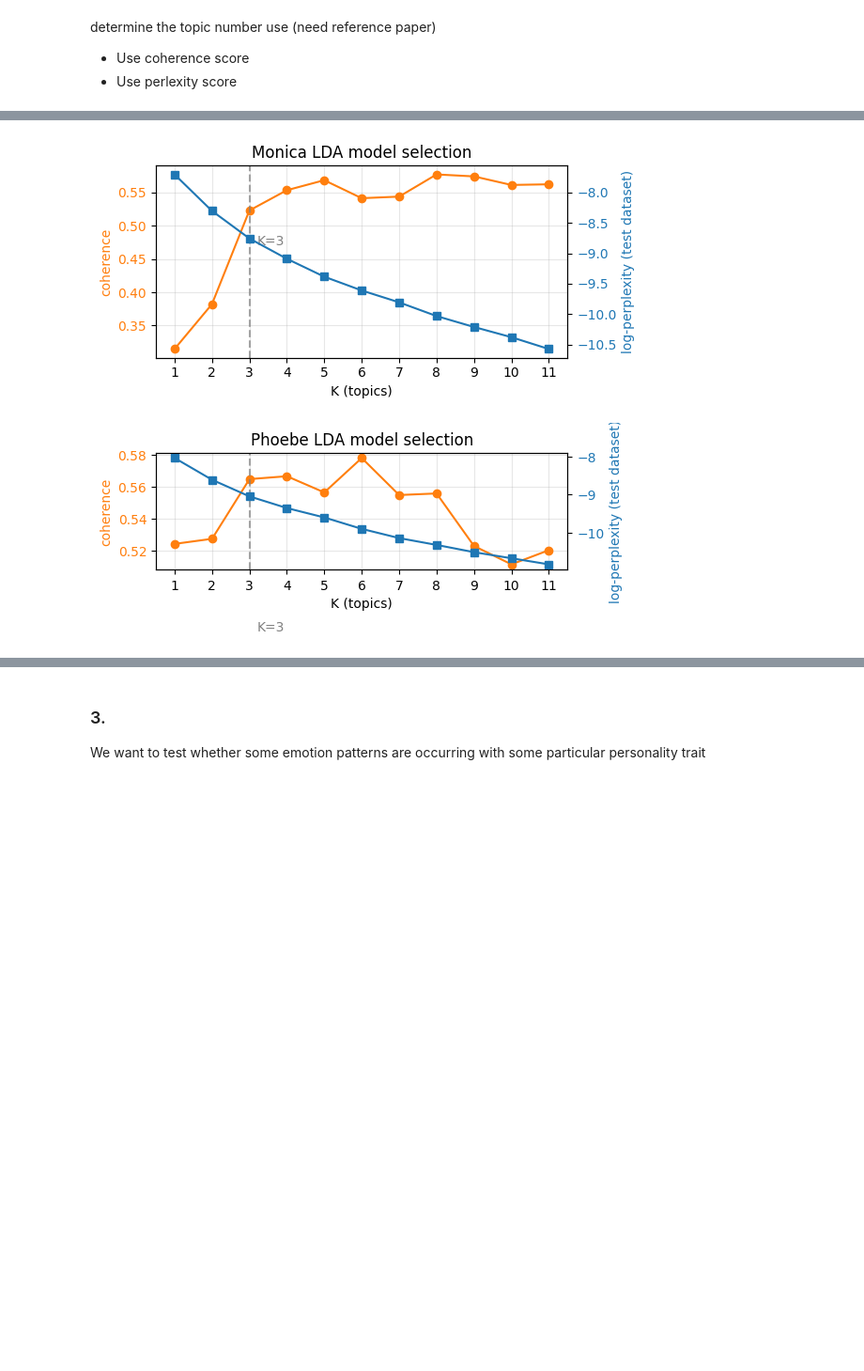
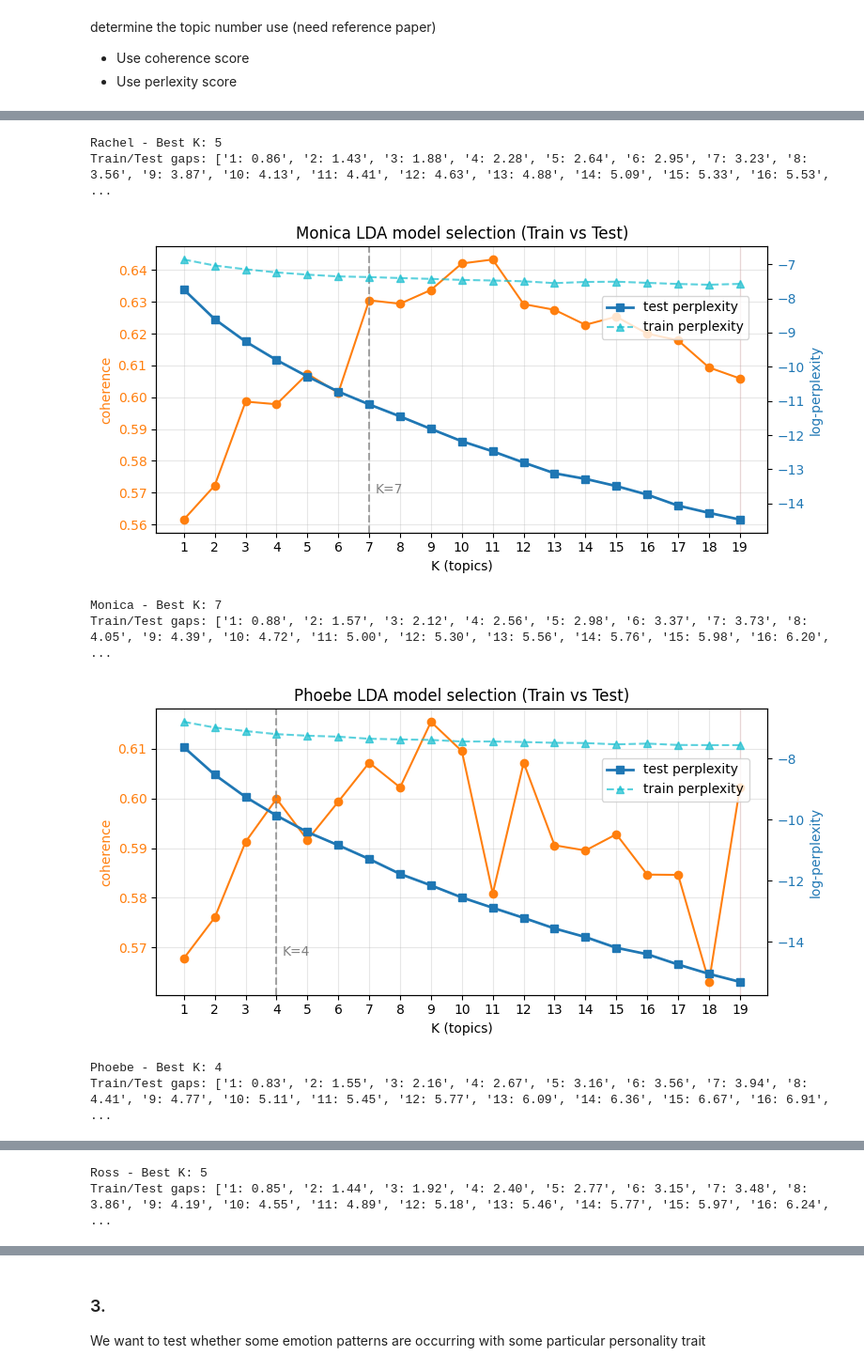
Before and after one commit to Xiru1024/NLP_Personality-Analysis, a Jupyter notebook: main.ipynb, the cells around one changed output, grey strips where cells are left out. Shown at 94% size. Saved outputs shown, nothing was run; the diff lists cells and outputs as text; code cells hidden in the pictures; blank space fills up the shorter version.

Commit message:
1. re-generate utterance file after fixing duplicate utterance issue 2. optimize topic modeling 3. finnish section 4

```diff
--- a/main.ipynb
+++ b/main.ipynb
@@ -352,17 +358,27 @@ def train_model_with_different_topic_numbers(speaker_name, texts, k_range):
     split = int(0.8 * len(corpus))
     train_corpus, test_corpus = corpus[:split], corpus[split:]
     train_texts,  test_texts  = texts[:split],  texts[split:]
-    c_scores, p_scores = [], []
+
+    c_scores, p_scores_test, p_scores_train = [], [], []
+
     for k in k_range:
         lda = models.LdaModel(train_corpus, id2word=dictionary, num_topics=k,
                     passes=10, random_state=42)
+
+        # Coherence (using training data)
         cm = models.CoherenceModel(model=lda, corpus=train_corpus, texts=train_texts,
                             coherence='c_v')
         c_scores.append((k, cm.get_coherence()))
-        p_scores.append((k, lda.log_perplexity(test_corpus)))
-    return c_scores, p_scores
+
+        # Perplexity on TEST data (for evaluation)
+        p_scores_test.append((k, lda.log_perplexity(test_corpus)))
+
+        # Perplexity on TRAIN data (to check overfitting)
+        p_scores_train.append((k, lda.log_perplexity(train_corpus)))
+
+    return c_scores, p_scores_test, p_scores_train
 # %%
-k_range = range(1, 12)
+k_range = range(1, 20)
 user_scores = {}
 for speaker_name in distinct_speakers1:
     user_scores[speaker_name] = train_model_with_different_topic_numbers(
@@ -380,16 +400,22 @@ def norm(x, high_good=True):
 best_ks = {}
 
 for speaker_name in distinct_speakers1:
-    c_scores, p_scores = user_scores[speaker_name]
-    K, coh, perp = map(np.array, zip(*[(k, c, p) for (k, c), (_, p) in zip(c_scores, p_scores)]))
+    c_scores, p_scores_test, p_scores_train = user_scores[speaker_name]
+    K, coh, perp_test = map(np.array, zip(*[(k, c, p) for (k, c), (_, p) in zip(c_scores, p_scores_test)]))
+    _, perp_train = zip(*p_scores_train)  # Extract training perplexity
+
     # search reference for this line (how to find best k, why normalize)
-    best_k = int(K[(norm(coh) - norm(perp, high_good=False)).argmax()])
+    alpha = 0.3  # weight for perplexity
+    beta = 0.7   # weight for coherence (higher, since we want interpretable topics)
+    score = alpha * norm(perp_test, high_good=False) + beta * norm(coh)
+    best_k = int(K[(norm(coh) - norm(perp_test, high_good=False)).argmax()])
     best_ks[speaker_name] = best_k
 
     topic_number, coherence_score = zip(*c_scores)
-    topic_number_2, perplexity_score = zip(*p_scores)
+    topic_number_2, perplexity_score_test = zip(*p_scores_test)
+    _, perplexity_score_train = zip(*p_scores_train)
 
-    fig, ax1 = plt.subplots(figsize=(6,3))
+    fig, ax1 = plt.subplots(figsize=(8, 4))  # Made wider for better visibility
 
     # --- coherence axis (left) ---
     ax1.set_xticks(topic_number)
@@ -401,15 +427,37 @@ for speaker_name in distinct_speakers1:
 
     # --- perplexity axis (right) ---
     ax2 = ax1.twinx()
-    ax2.plot(topic_number_2, perplexity_score, 's-', color='tab:blue', label='log-perplexity')
-    ax2.set_ylabel('log-perplexity (test dataset)', color='tab:blue')
+    # Plot BOTH training and test perplexity
+    ax2.plot(topic_number_2, perplexity_score_test, 's-', color='tab:blue',
+             label='test perplexity', linewidth=2)
+    ax2.plot(topic_number_2, perplexity_score_train, '^--', color='tab:cyan',
+             label='train perplexity', linewidth=1.5, alpha=0.7)
+    ax2.set_ylabel('log-perplexity', color='tab:blue')
     ax2.tick_params(axis='y', labelcolor='tab:blue')
 
     # --- annotate best K ---
     ax1.axvline(best_k, color='grey', ls='--', alpha=.7)
-    ax1.text(best_k+.2, 0.47, f'K={best_k}', color='grey')
 
-    plt.title(f'{speaker_name} LDA model selection')
+    # Adjust text position to avoid overlap
+    y_pos = min(coherence_score) + (max(coherence_score) - min(coherence_score)) * 0.1
+    ax1.text(best_k + 0.2, y_pos, f'K={best_k}', color='grey', fontsize=10)
+
+    # --- Add legend for perplexity lines ---
+    ax2.legend(loc='upper right', bbox_to_anchor=(0.98, 0.85))
+
+    # --- Highlight overfitting region (optional) ---
+    # Find where train/test gap becomes large
+    gaps = [abs(test - train) for test, train in zip(perplexity_score_test, perplexity_score_train)]
+    if max(gaps) > 2 * min(gaps):  # If gap varies significantly
+        overfit_k = topic_number[gaps.index(max(gaps))]
+        ax1.axvspan(overfit_k, max(topic_number), alpha=0.1, color='red',
+                   label='Potential overfitting')
+
+    plt.title(f'{speaker_name} LDA model selection (Train vs Test)')
     plt.tight_layout()
     plt.show()
+
+    # Optional: Print statistics
+    print(f"\n{speaker_name} - Best K: {best_k}")
+    print(f"Train/Test gaps: {[f'{k}: {gap:.2f}' for k, gap in zip(topic_number, gaps)]}")
 # %% [output]
@@ -419,2 +471,8 @@ for speaker_name in distinct_speakers1:
+Rachel - Best K: 5
+Train/Test gaps: ['1: 0.86', '2: 1.43', '3: 1.88', '4: 2.28', '5: 2.64', '6: 2.95', '7: 3.23', '8: 3.56', '9: 3.87', '10: 4.13', '11: 4.41', '12: 4.63', '13: 4.88', '14: 5.09', '15: 5.33', '16: 5.53', ...
-[figure, old version]
+[figure, new version]
+Monica - Best K: 7
+Train/Test gaps: ['1: 0.88', '2: 1.57', '3: 2.12', '4: 2.56', '5: 2.98', '6: 3.37', '7: 3.73', '8: 4.05', '9: 4.39', '10: 4.72', '11: 5.00', '12: 5.30', '13: 5.56', '14: 5.76', '15: 5.98', '16: 6.20', ...
-[figure, old version]
+[figure, new version]
+Phoebe - Best K: 4
+Train/Test gaps: ['1: 0.83', '2: 1.55', '3: 2.16', '4: 2.67', '5: 3.16', '6: 3.56', '7: 3.94', '8: 4.41', '9: 4.77', '10: 5.11', '11: 5.45', '12: 5.77', '13: 6.09', '14: 6.36', '15: 6.67', '16: 6.91', ...
@@ -422,3 +480,5 @@ for speaker_name in distinct_speakers1:
+Ross - Best K: 5
+Train/Test gaps: ['1: 0.85', '2: 1.44', '3: 1.92', '4: 2.40', '5: 2.77', '6: 3.15', '7: 3.48', '8: 3.86', '9: 4.19', '10: 4.55', '11: 4.89', '12: 5.18', '13: 5.46', '14: 5.77', '15: 5.97', '16: 6.24', ...
 # %%
 # List of topics for each character with the best K
 
```
Also changed, not shown: parts of 17 cells of this notebook, 6 other files.
